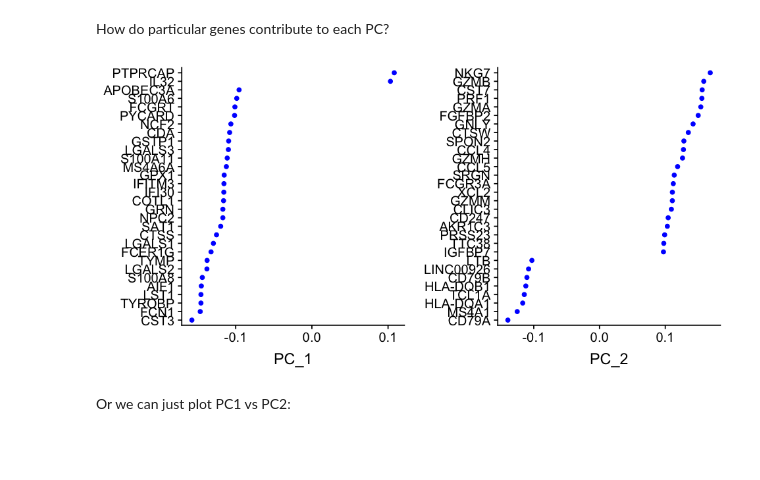
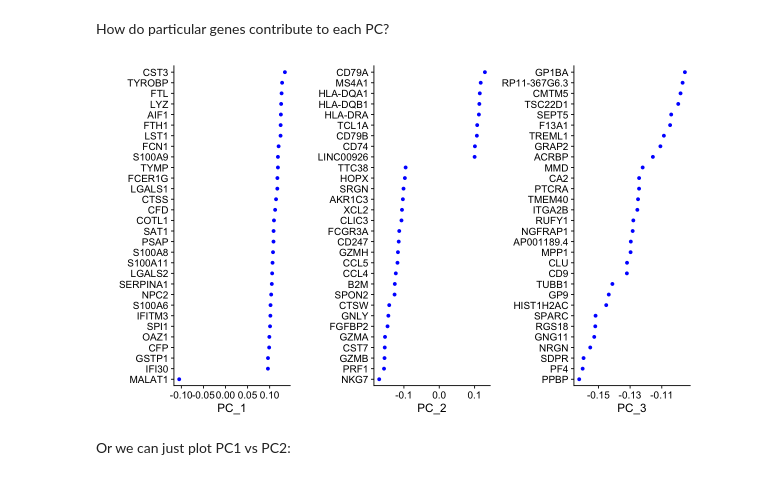
Before and after one commit to wflynny/JAX-Sleep-2023, a Jupyter notebook: index.ipynb, the cells around one changed output. Saved outputs shown, nothing was run; the diff lists cells and outputs as text; code cells hidden in the pictures; blank space fills up the shorter version.

```diff
--- a/index.ipynb
+++ b/index.ipynb
@@ -614,7 +662,7 @@ median.lib.size <- median(Matrix::colSums(GetAssayData(pbmc, slot = "counts")))
 pbmc <- NormalizeData(
     object = pbmc,
     normalization.method = "LogNormalize",
-    scaling.factor = median.lib.size
+    scale.factor = median.lib.size
 )
 # %% [markdown]
 # Finding genes that are highly varying
@@ -622,8 +670,8 @@ There are two ways to select "variable" genes using dispersion.  The simplest wa
 # %%
 pbmc <- FindVariableFeatures(
     object = pbmc,
-    selection.method = "dispersion",
-    top.genes = 2000
+    selection.method = "vst",
+    nfeatures = 2000
 )
 # %%
 VariableFeaturePlot(pbmc)
@@ -635,7 +685,7 @@ Alternatively, can either plot each gene by its mean and variance, then select a
 - `mean.cutoff` = (minimum, maximum) mean expression to consider
 - `dispersion.cutoff` = (minimum, maximum) dispersion to consider
 # %%
-pbmc <- FindVariableFeatures(
+pbmc.mv <- FindVariableFeatures(
     object = pbmc,
     selection.method = "mean.var.plot",
     mean.cutoff = c(0.0125, 3),
@@ -659,6 +711,6 @@ In addition to scaling the data, we will also "regress out" any bias related to
 pbmc <- ScaleData(
     object = pbmc,
     features = rownames(x = pbmc),
-    vars.to.regress = c("nCount_RNA", "mtRNA_content")
+    #vars.to.regress = "percent.mt"
 )
 # %% [output]
@@ -702,9 +753,9 @@ Just from this, it looks like PC1 separates dendritic cells from T cells, and PC
 # %% [markdown]
 How do particular genes contribute to each PC?
 # %%
-VizDimLoadings(object = pbmc, dims = 1:2)
+VizDimLoadings(object = pbmc, dims = 1:3, ncol = 3)
 # %% [output]
-[figure, old version]
+[figure, new version]
 # %% [markdown]
 Or we can just plot PC1 vs PC2:
 # %%
```
Also changed, not shown: parts of 51 cells of this notebook, 4 other files.
